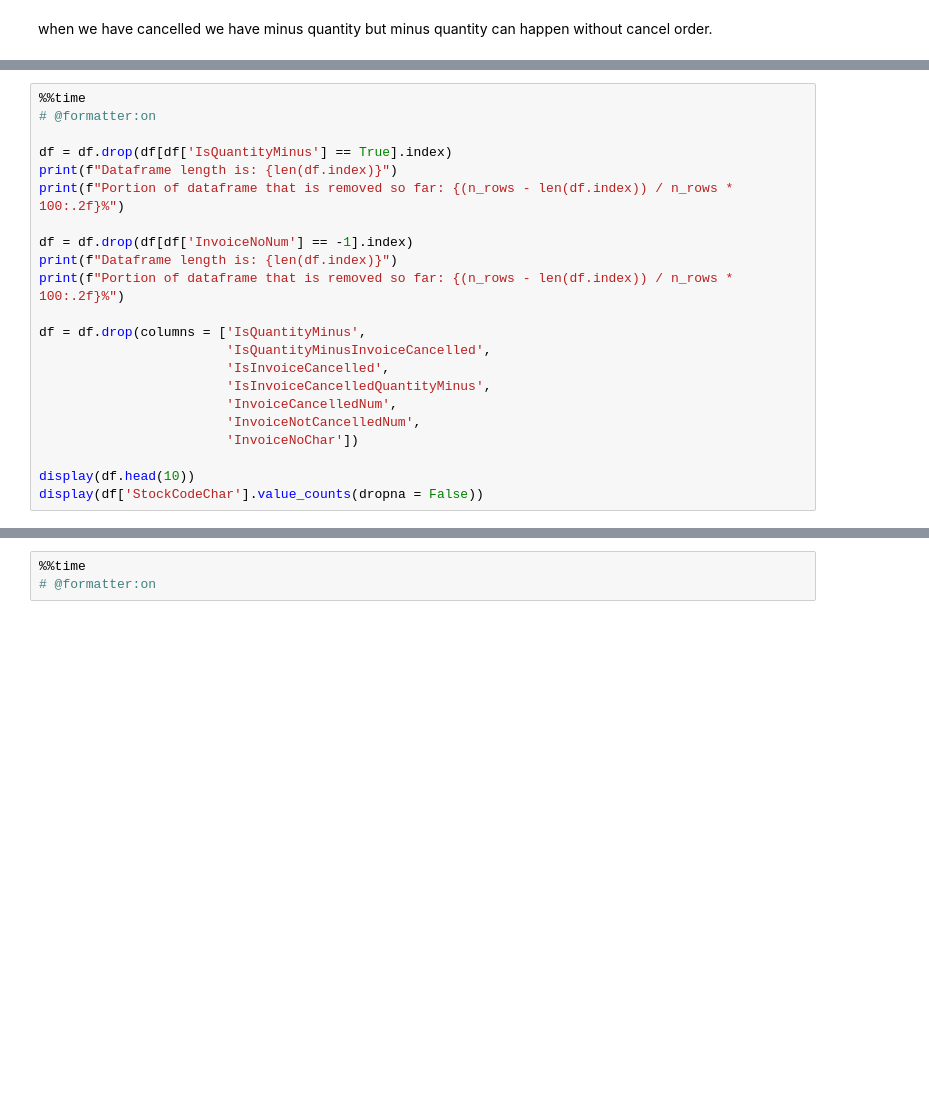
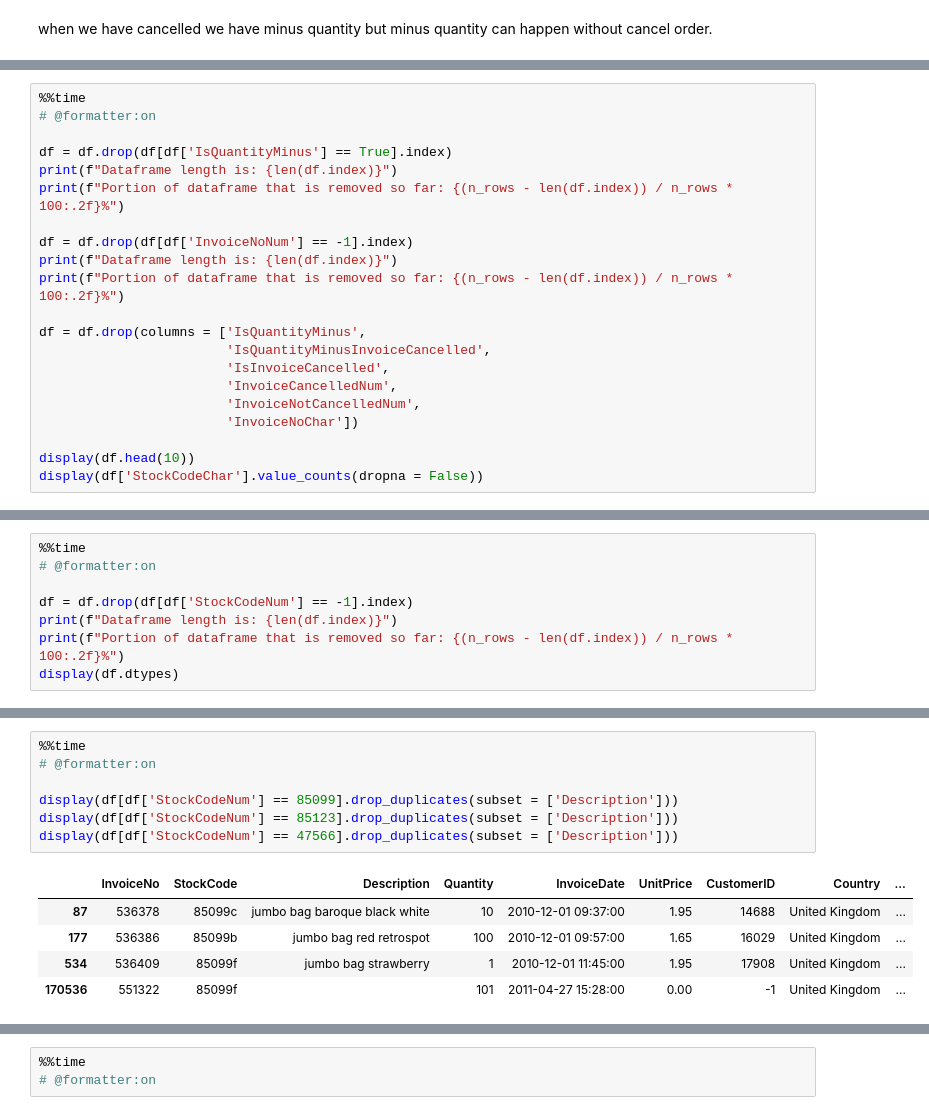
Before and after one commit to KayhanB21/online-retail, a Jupyter notebook: data-exploration.ipynb, the cells around one changed output, grey strips where cells are left out. Cells and saved outputs as stored; diff of their text form; blank space fills up the shorter version.

```diff
--- a/data-exploration.ipynb
+++ b/data-exploration.ipynb
@@ -528,7 +627,6 @@ print(f"Portion of dataframe that is removed so far: {(n_rows - len(df.index)) /
 df = df.drop(columns = ['IsQuantityMinus',
                         'IsQuantityMinusInvoiceCancelled',
                         'IsInvoiceCancelled',
-                        'IsInvoiceCancelledQuantityMinus',
                         'InvoiceCancelledNum',
                         'InvoiceNotCancelledNum',
                         'InvoiceNoChar'])
@@ -602,0 +718,8 @@ Wall time: 28.7 ms
+# %%
+%%time
+# @formatter:on
+
+df = df.drop(df[df['StockCodeNum'] == -1].index)
+print(f"Dataframe length is: {len(df.index)}")
+print(f"Portion of dataframe that is removed so far: {(n_rows - len(df.index)) / n_rows * 100:.2f}%")
+display(df.dtypes)
@@ -602,0 +784,13 @@ Wall time: 28.7 ms
+# %%
+%%time
+# @formatter:on
+
+display(df[df['StockCodeNum'] == 85099].drop_duplicates(subset = ['Description']))
+display(df[df['StockCodeNum'] == 85123].drop_duplicates(subset = ['Description']))
+display(df[df['StockCodeNum'] == 47566].drop_duplicates(subset = ['Description']))
+# %% [output]
+|  | InvoiceNo | StockCode | Description | Quantity | InvoiceDate | UnitPrice | CustomerID | Country | ... |
+| 87 | 536378 | 85099c | jumbo bag baroque black white | 10 | 2010-12-01 09:37:00 | 1.95 | 14688 | United Kingdom | ... |
+| 177 | 536386 | 85099b | jumbo bag red retrospot | 100 | 2010-12-01 09:57:00 | 1.65 | 16029 | United Kingdom | ... |
+| 534 | 536409 | 85099f | jumbo bag strawberry | 1 | 2010-12-01 11:45:00 | 1.95 | 17908 | United Kingdom | ... |
+| 170536 | 551322 | 85099f |  | 101 | 2011-04-27 15:28:00 | 0.00 | -1 | United Kingdom | ... |
```
Also changed, not shown: parts of 50 cells of this notebook.
